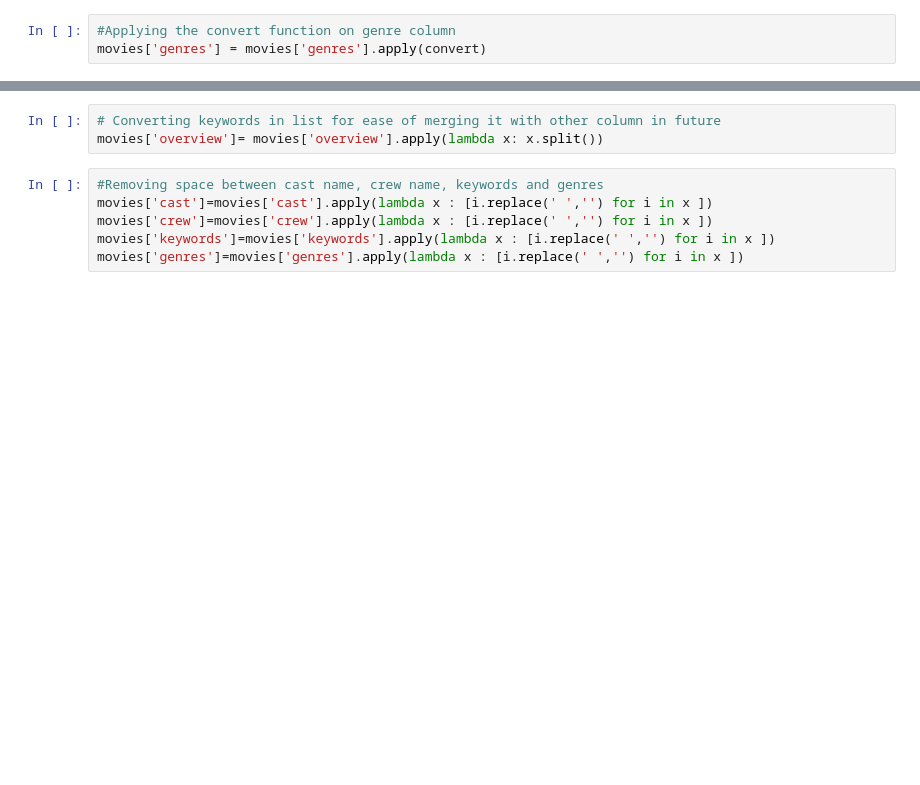
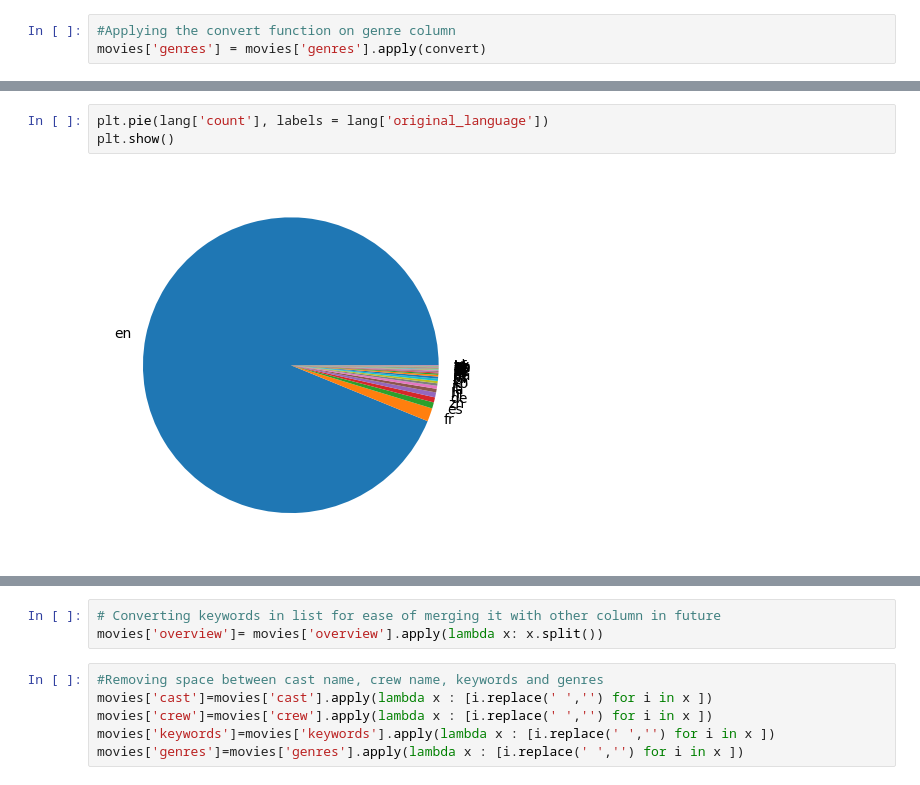
Before and after one commit to CodesByVishal/Movie-Reccomendation-System-ML-Project, a Jupyter notebook: Movie_Reccomendation_System_ML_Project.ipynb, the cells around one changed output, grey strips where cells are left out. Cells and saved outputs as stored; diff of their text form; blank space fills up the shorter version.

```diff
--- a/Movie_Reccomendation_System_ML_Project.ipynb
+++ b/Movie_Reccomendation_System_ML_Project.ipynb
@@ -91,0 +338,5 @@ movies['genres'] = movies['genres'].apply(convert)
+# %%
+plt.pie(lang['count'], labels = lang['original_language'])
+plt.show()
+# %% [output]
+[figure, added]
```
Also changed, not shown: parts of 65 cells of this notebook.
